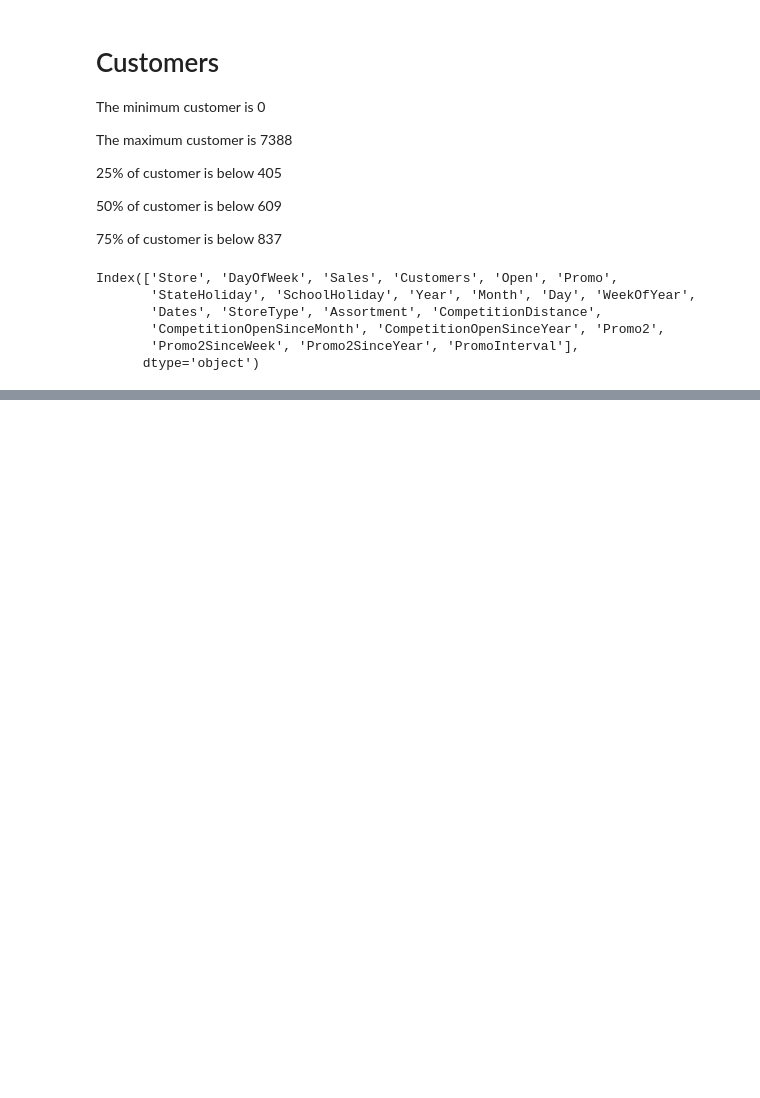
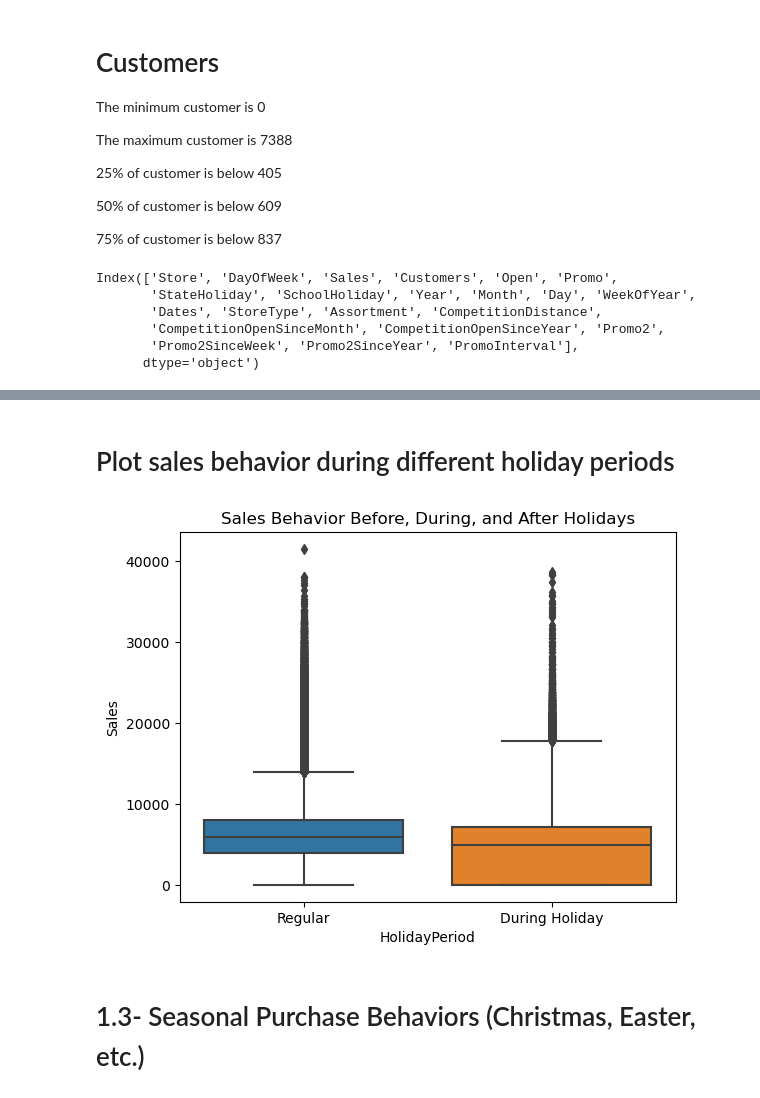
Before and after one commit to MohdJubairKhan/Project_6, a Jupyter notebook: Notebook/Task 1 - Exploration of customer purchasing behaviour.ipynb, the cells around one changed output, grey strips where cells are left out. Saved outputs shown, nothing was run; the diff lists cells and outputs as text; code cells hidden in the pictures; blank space fills up the shorter version.

```diff
--- a/Notebook/Task 1 - Exploration of customer purchasing behaviour.ipynb
+++ b/Notebook/Task 1 - Exploration of customer purchasing behaviour.ipynb
@@ -316,0 +323,3 @@ plt.show()
+# %%
+# Convert Dates to datetime
+train_store_data['Dates'] = pd.to_datetime(train_store_data['Dates'])
@@ -316,0 +328,3 @@ plt.show()
+# %%
+train_store_data['HolidayPeriod'] = 'Regular'
+train_store_data.loc[train_store_data['StateHoliday'] != '0', 'HolidayPeriod'] = 'During Holiday'
@@ -316,0 +343,10 @@ plt.show()
+# %% [markdown]
+# Plot sales behavior during different holiday periods
+# %%
+sns.boxplot(x='HolidayPeriod', y='Sales', data=train_store_data)
+plt.title('Sales Behavior Before, During, and After Holidays')
+plt.show()
+# %% [output]
+[figure, added]
+# %% [markdown]
+# 1.3- Seasonal Purchase Behaviors (Christmas, Easter, etc.)
```
Also changed, not shown: parts of 37 cells of this notebook.
